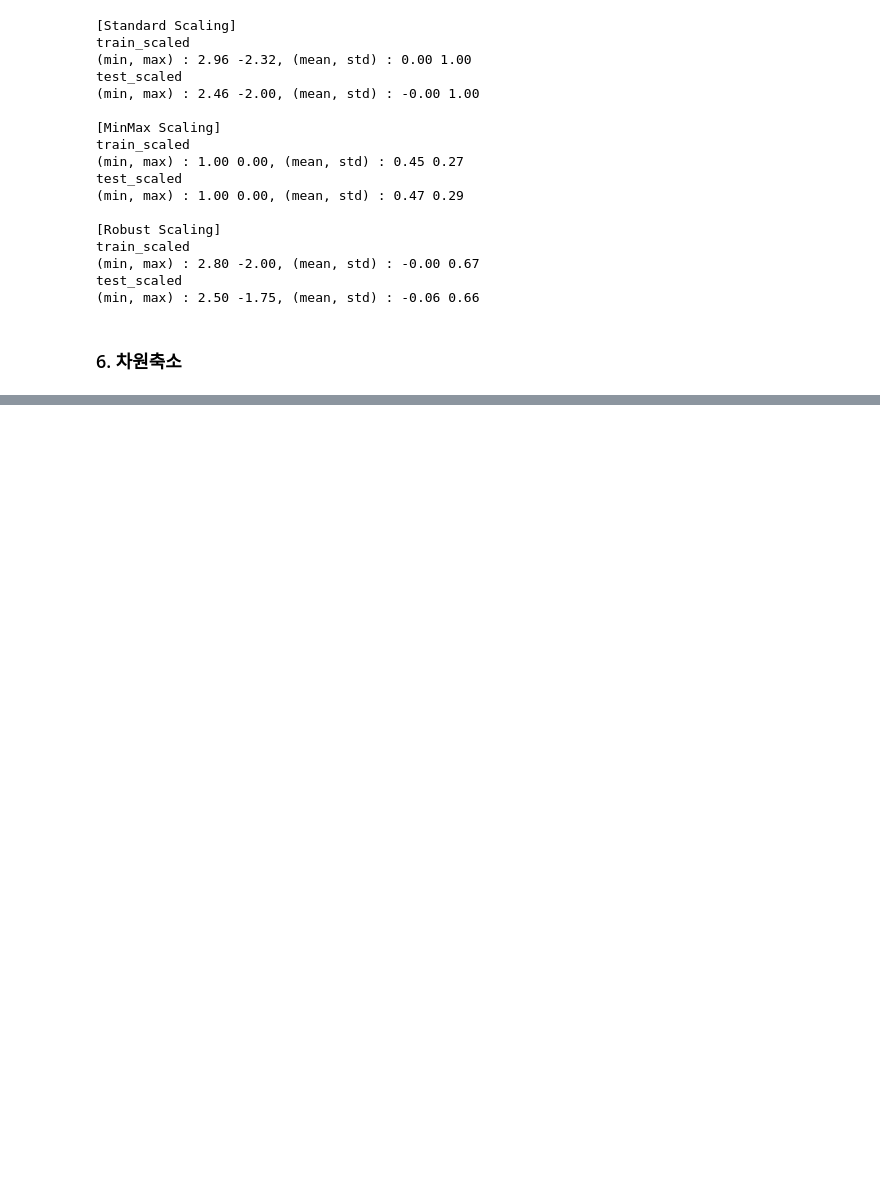
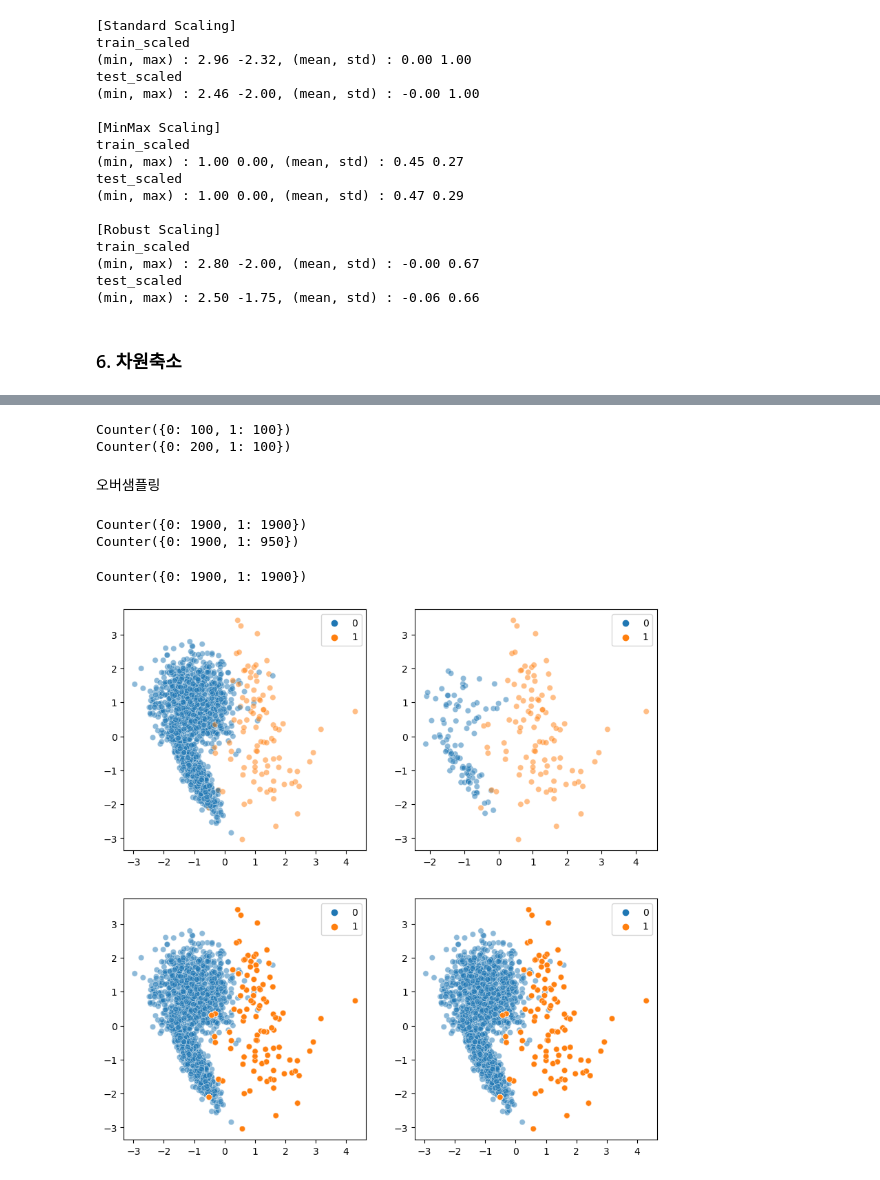
Before and after one commit to Junoflows/ADP, a Jupyter notebook: EDA & 전처리/전처리.ipynb, the cells around one changed output, grey strips where cells are left out. Drawn from its saved outputs; the diff is of its cells as text; code cells hidden in the pictures; blank space fills up the shorter version.

```diff
--- a/EDA & 전처리/전처리.ipynb
+++ b/EDA & 전처리/전처리.ipynb
@@ -228,0 +291,58 @@ test_scaled
+# %%
+import numpy as np
+from sklearn.datasets import make_classification
+from collections import Counter
+from imblearn.under_sampling import RandomUnderSampler
+
+x, y = make_classification(n_samples = 2000, n_features = 6, weights = [0.95], flip_y=0)
+
+undersample = RandomUnderSampler()
+x_under, y_under = undersample.fit_resample(x, y)
+
+print(Counter(y_under))
+
+## sampling_startegy 로 언더샘플링 비율 설정 가능. 설정하지 않으면 auto로 비율이 1:1 로 설정
+undersample2 = RandomUnderSampler(sampling_strategy= 0.5)
+x_under2, y_under2 = undersample2.fit_resample(x, y)
+
+print(Counter(y_under2))
+# %% [output]
+Counter({0: 100, 1: 100})
+Counter({0: 200, 1: 100})
+# %% [markdown]
+오버샘플링
+# %%
+from imblearn.over_sampling import RandomOverSampler, SMOTE
+oversample = RandomOverSampler()
+x_over, y_over = oversample.fit_resample(x, y)
+
+print(Counter(y_over))
+
+## sampling_startegy 로 오버샘플링 비율 설정 가능. 설정하지 않으면 auto로 비율이 1:1 로 설정
+oversample2 = RandomOverSampler(sampling_strategy= 0.5)
+x_over2, y_over2 = oversample2.fit_resample(x, y)
+
+print(Counter(y_over2))
+# %% [output]
+Counter({0: 1900, 1: 1900})
+Counter({0: 1900, 1: 950})
+# %%
+smote_sample = SMOTE()
+x_sm, y_sm = oversample.fit_resample(x, y)
+
+print(Counter(y_sm))
+# %% [output]
+Counter({0: 1900, 1: 1900})
+# %%
+import matplotlib.pyplot as plt
+import seaborn as sns
+
+fig, axes = plt.subplots(2,2,figsize = (10, 10))
+
+sns.scatterplot(x = x[:, 1], y = x[:, 2], hue = y, ax = axes[0][0], alpha = 0.5)
+sns.scatterplot(x = x_under[:, 1], y = x_under[:, 2], hue = y_under, ax = axes[0][1], alpha = 0.5)
+sns.scatterplot(x = x_over[:, 1], y = x_over[:, 2], hue = y_over, ax = axes[1][0], alpha = 0.5)
+sns.scatterplot(x = x_sm[:, 1], y = x_sm[:, 2], hue = y_sm, ax = axes[1][1], alpha = 0.5)
+plt.show()
+# %% [output]
+[figure, added]
```
Also changed, not shown: parts of 10 cells of this notebook, 1 other file.
